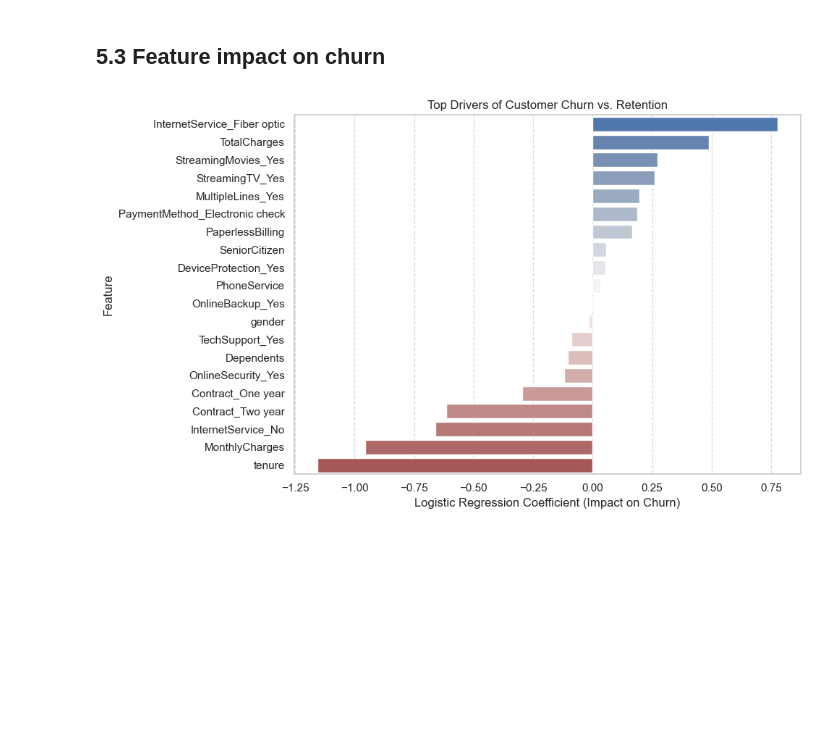
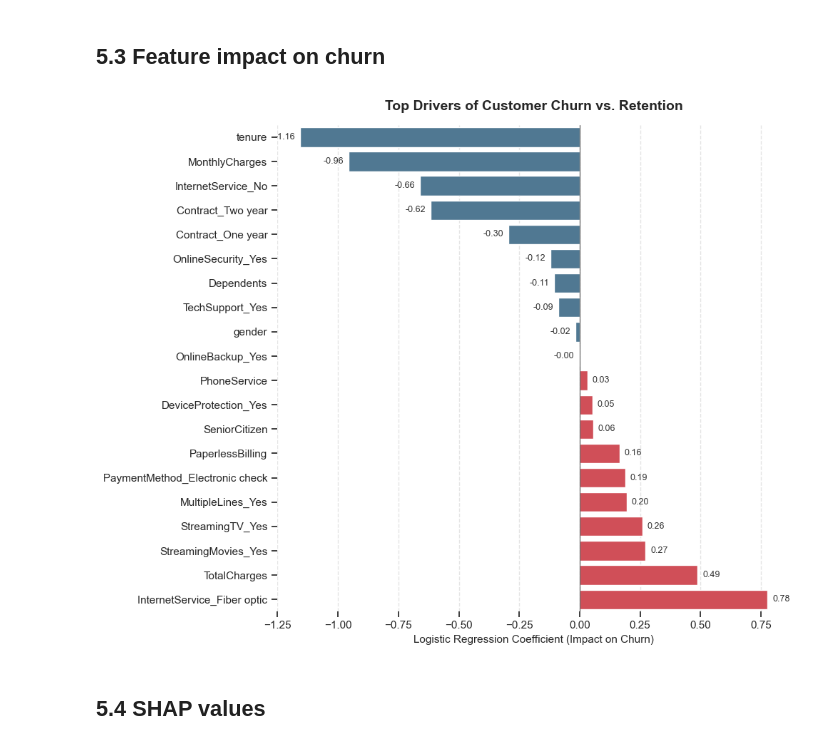
Before and after one commit to pchaher03/customer-churn-prediction-model, a Jupyter notebook: churn_predictor.ipynb, the cells around one changed output. Cells and saved outputs as stored; diff of their text form; code cells hidden in the pictures; blank space fills up the shorter version.

```diff
--- a/churn_predictor.ipynb
+++ b/churn_predictor.ipynb
@@ -519,33 +551,67 @@ plt.show()
 # %% [markdown]
 ## 5.3 Feature impact on churn
 # %%
-# Extract coefficients from the logistic regression pipeline step
 model_step = lr_model.named_steps['logisticregression']
-feature_names = X.columns
 
-# Build a dataframe of feature weights
+# Handles OneHotEncoder/ColumnTransformer column name mismatches if applied
+if hasattr(lr_model.named_steps.get('preprocessor', None), 'get_feature_names_out'):
+    feature_names = lr_model.named_steps['preprocessor'].get_feature_names_out()
+else:
+    feature_names = X.columns
+
+# Build and sort coefficient DataFrame
 coef_df = pd.DataFrame({
     'Feature': feature_names,
     'Coefficient': model_step.coef_[0]
 }).sort_values(by='Coefficient', ascending=False)
 
-# Combine top 10 churn and retention drivers
-plot_data = pd.concat([coef_df.head(10), coef_df.tail(10)])
+# 2. Extract top 10 churn (+ coef) and top 10 retention (- coef) drivers uniquely
+plot_data = (
+    pd.concat([coef_df.head(10), coef_df.tail(10)])
+    .drop_duplicates()
+    .sort_values(by='Coefficient', ascending=True)  # Clean top-to-bottom sorting on plot
+)
 
-# Plot top drivers
-plt.figure(figsize=(10, 6))
-sns.barplot(
+# 3. Define refined palette (soft red/blue hex codes instead of primary colors)
+colors = ['#E63946' if val >= 0 else '#457B9D' for val in plot_data['Coefficient']]
+
+# 4. Plotting
+sns.set_theme(style='ticks', font_scale=1.0)
+plt.figure(figsize=(10, 8))
+
+ax = sns.barplot(
     data=plot_data,
     x='Coefficient',
     y='Feature',
-    hue='Feature',      # Fixed: Explicitly mapped hue to the y-axis variable
-    palette='vlag',
+    hue='Feature',
+    palette=colors,
     legend=False
 )
-plt.title('Top Drivers of Customer Churn vs. Retention')
-plt.xlabel('Logistic Regression Coefficient (Impact on Churn)')
-plt.grid(axis='x', linestyle='--', alpha=0.7)
+
+# Zero reference line to clearly divide churn vs. retention drivers
+plt.axvline(x=0, color='black', linestyle='-', linewidth=0.8, alpha=0.7)
+
+# Aesthetics
+plt.title('Top Drivers of Customer Churn vs. Retention', fontsize=14, weight='bold', pad=15)
+plt.xlabel('Logistic Regression Coefficient (Impact on Churn)', fontsize=11)
+plt.ylabel('')  # Y-axis label is redundant with feature names
+plt.grid(axis='x', linestyle='--', alpha=0.5)
+
+# Annotate exact coefficient values on bars for easy scanning
+for p in ax.patches:
+    val = p.get_width()
+    offset = 0.02 if val >= 0 else -0.02
+    ha = 'left' if val >= 0 else 'right'
+    ax.annotate(
+        f'{val:.2f}',
+        (val + offset, p.get_y() + p.get_height() / 2.),
+        ha=ha, va='center', fontsize=9, color='#333333'
+    )
+
+sns.despine(left=True, bottom=True)
 plt.tight_layout()
 plt.show()
 # %% [output]
-[figure, old version]
+[figure, new version]
+# %% [markdown]
+## 5.4 SHAP values
```
Also changed, not shown: parts of 18 cells of this notebook, 7 other files.
